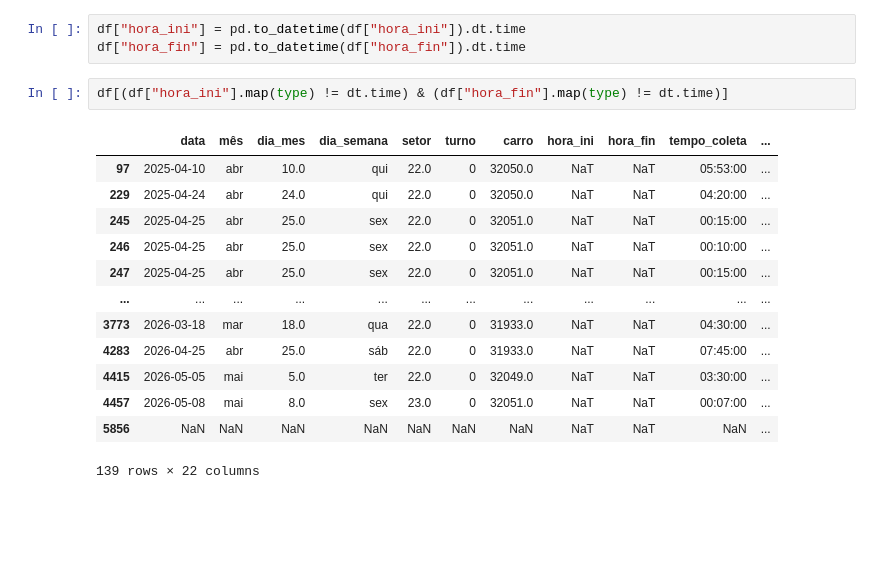
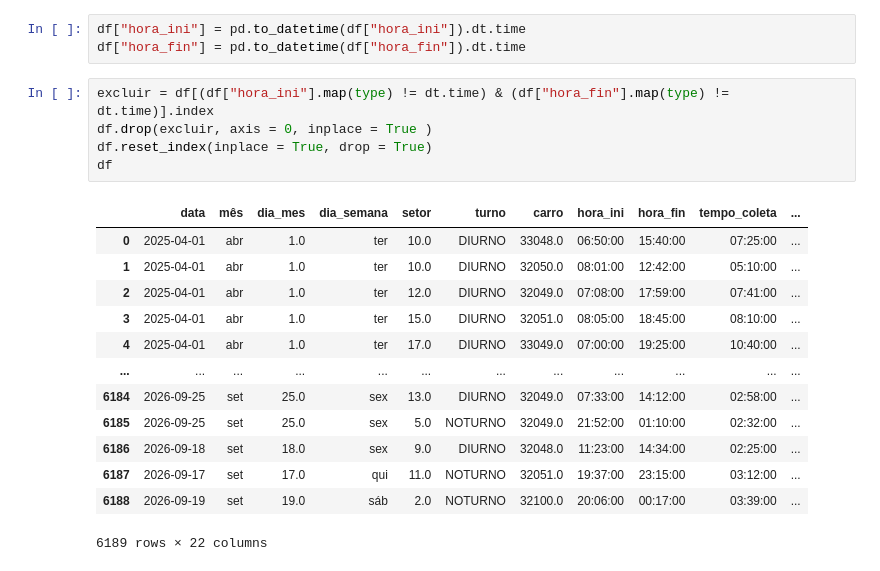
Before and after one commit to Schummy07/monitoramento, a Jupyter notebook: funcs.ipynb, the cells around one changed output. Saved outputs shown, nothing was run; the diff lists cells and outputs as text; blank space fills up the shorter version.

```diff
--- a/funcs.ipynb
+++ b/funcs.ipynb
@@ -410,18 +410,21 @@ Name: hora_fin, Length: 6328, dtype: str
 df["hora_ini"] = pd.to_datetime(df["hora_ini"]).dt.time
 df["hora_fin"] = pd.to_datetime(df["hora_fin"]).dt.time
 # %%
-df[(df["hora_ini"].map(type) != dt.time) & (df["hora_fin"].map(type) != dt.time)]
+excluir = df[(df["hora_ini"].map(type) != dt.time) & (df["hora_fin"].map(type) != dt.time)].index
+df.drop(excluir, axis = 0, inplace = True )
+df.reset_index(inplace = True, drop = True)
+df
 # %% [output]
 |  | data | mês | dia_mes | dia_semana | setor | turno | carro | hora_ini | hora_fin | tempo_coleta | ... |
-| 97 | 2025-04-10 | abr | 10.0 | qui | 22.0 | 0 | 32050.0 | NaT | NaT | 05:53:00 | ... |
-| 229 | 2025-04-24 | abr | 24.0 | qui | 22.0 | 0 | 32050.0 | NaT | NaT | 04:20:00 | ... |
-| 245 | 2025-04-25 | abr | 25.0 | sex | 22.0 | 0 | 32051.0 | NaT | NaT | 00:15:00 | ... |
-| 246 | 2025-04-25 | abr | 25.0 | sex | 22.0 | 0 | 32051.0 | NaT | NaT | 00:10:00 | ... |
-| 247 | 2025-04-25 | abr | 25.0 | sex | 22.0 | 0 | 32051.0 | NaT | NaT | 00:15:00 | ... |
+| 0 | 2025-04-01 | abr | 1.0 | ter | 10.0 | DIURNO | 33048.0 | 06:50:00 | 15:40:00 | 07:25:00 | ... |
+| 1 | 2025-04-01 | abr | 1.0 | ter | 10.0 | DIURNO | 32050.0 | 08:01:00 | 12:42:00 | 05:10:00 | ... |
+| 2 | 2025-04-01 | abr | 1.0 | ter | 12.0 | DIURNO | 32049.0 | 07:08:00 | 17:59:00 | 07:41:00 | ... |
+| 3 | 2025-04-01 | abr | 1.0 | ter | 15.0 | DIURNO | 32051.0 | 08:05:00 | 18:45:00 | 08:10:00 | ... |
+| 4 | 2025-04-01 | abr | 1.0 | ter | 17.0 | DIURNO | 33049.0 | 07:00:00 | 19:25:00 | 10:40:00 | ... |
 | ... | ... | ... | ... | ... | ... | ... | ... | ... | ... | ... | ... |
-| 3773 | 2026-03-18 | mar | 18.0 | qua | 22.0 | 0 | 31933.0 | NaT | NaT | 04:30:00 | ... |
-| 4283 | 2026-04-25 | abr | 25.0 | sáb | 22.0 | 0 | 31933.0 | NaT | NaT | 07:45:00 | ... |
-| 4415 | 2026-05-05 | mai | 5.0 | ter | 22.0 | 0 | 32049.0 | NaT | NaT | 03:30:00 | ... |
-| 4457 | 2026-05-08 | mai | 8.0 | sex | 23.0 | 0 | 32051.0 | NaT | NaT | 00:07:00 | ... |
-| 5856 | NaN | NaN | NaN | NaN | NaN | NaN | NaN | NaT | NaT | NaN | ... |
+| 6184 | 2026-09-25 | set | 25.0 | sex | 13.0 | DIURNO | 32049.0 | 07:33:00 | 14:12:00 | 02:58:00 | ... |
+| 6185 | 2026-09-25 | set | 25.0 | sex | 5.0 | NOTURNO | 32049.0 | 21:52:00 | 01:10:00 | 02:32:00 | ... |
+| 6186 | 2026-09-18 | set | 18.0 | sex | 9.0 | DIURNO | 32048.0 | 11:23:00 | 14:34:00 | 02:25:00 | ... |
+| 6187 | 2026-09-17 | set | 17.0 | qui | 11.0 | NOTURNO | 32051.0 | 19:37:00 | 23:15:00 | 03:12:00 | ... |
+| 6188 | 2026-09-19 | set | 19.0 | sáb | 2.0 | NOTURNO | 32100.0 | 20:06:00 | 00:17:00 | 03:39:00 | ... |
-139 rows × 22 columns
+6189 rows × 22 columns
```
Also changed, not shown: parts of 6 cells of this notebook, 2 other files.
